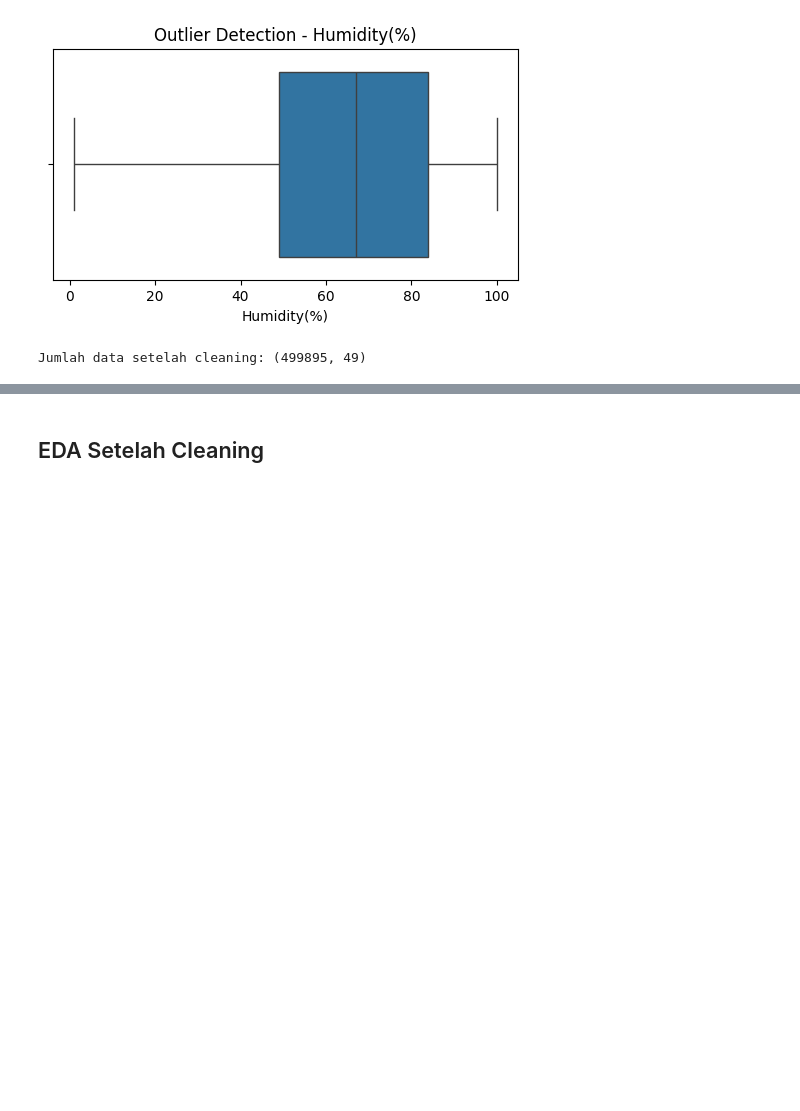
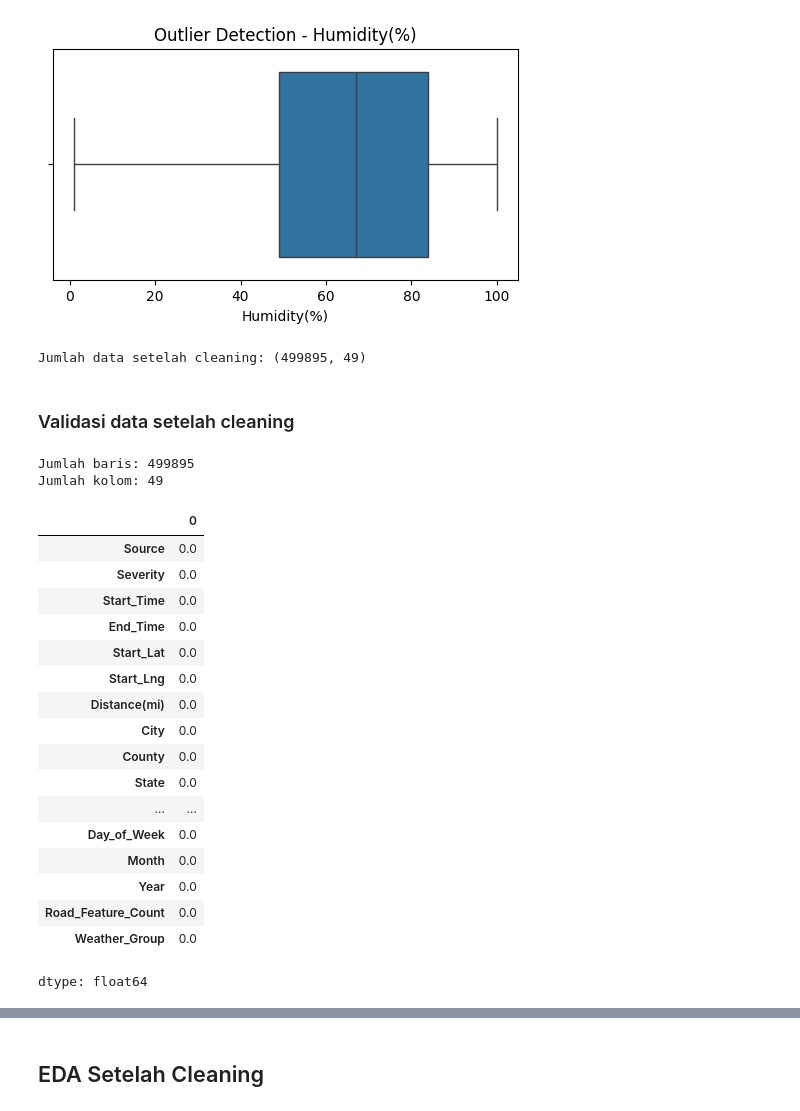
Before and after one commit to AhsanDz/4-Ahsan, a Jupyter notebook: EDA_Ahsan.ipynb, the cells around one changed output, grey strips where cells are left out. Drawn from its saved outputs; the diff is of its cells as text; code cells hidden in the pictures; blank space fills up the shorter version.

```diff
--- a/EDA_Ahsan.ipynb
+++ b/EDA_Ahsan.ipynb
@@ -456,3 +468,32 @@ df = df[(df["Pressure(in)"] > 20) & (df["Pressure(in)"] < 35)]
 print("Jumlah data setelah cleaning:", df.shape)
 # %% [output]
 Jumlah data setelah cleaning: (499895, 49)
+# %% [markdown]
+### Validasi data setelah cleaning
+# %%
+print("Jumlah baris:", df.shape[0])
+print("Jumlah kolom:", df.shape[1])
+# %% [output]
+Jumlah baris: 499895
+Jumlah kolom: 49
+# %%
+(df.isnull().sum()/len(df)*100).sort_values(ascending=False)
+# %% [output]
+|  | 0 |
+| Source | 0.0 |
+| Severity | 0.0 |
+| Start_Time | 0.0 |
+| End_Time | 0.0 |
+| Start_Lat | 0.0 |
+| Start_Lng | 0.0 |
+| Distance(mi) | 0.0 |
+| City | 0.0 |
+| County | 0.0 |
+| State | 0.0 |
+| ... | ... |
+| Day_of_Week | 0.0 |
+| Month | 0.0 |
+| Year | 0.0 |
+| Road_Feature_Count | 0.0 |
+| Weather_Group | 0.0 |
+dtype: float64
```
Also changed, not shown: parts of 4 cells of this notebook.
